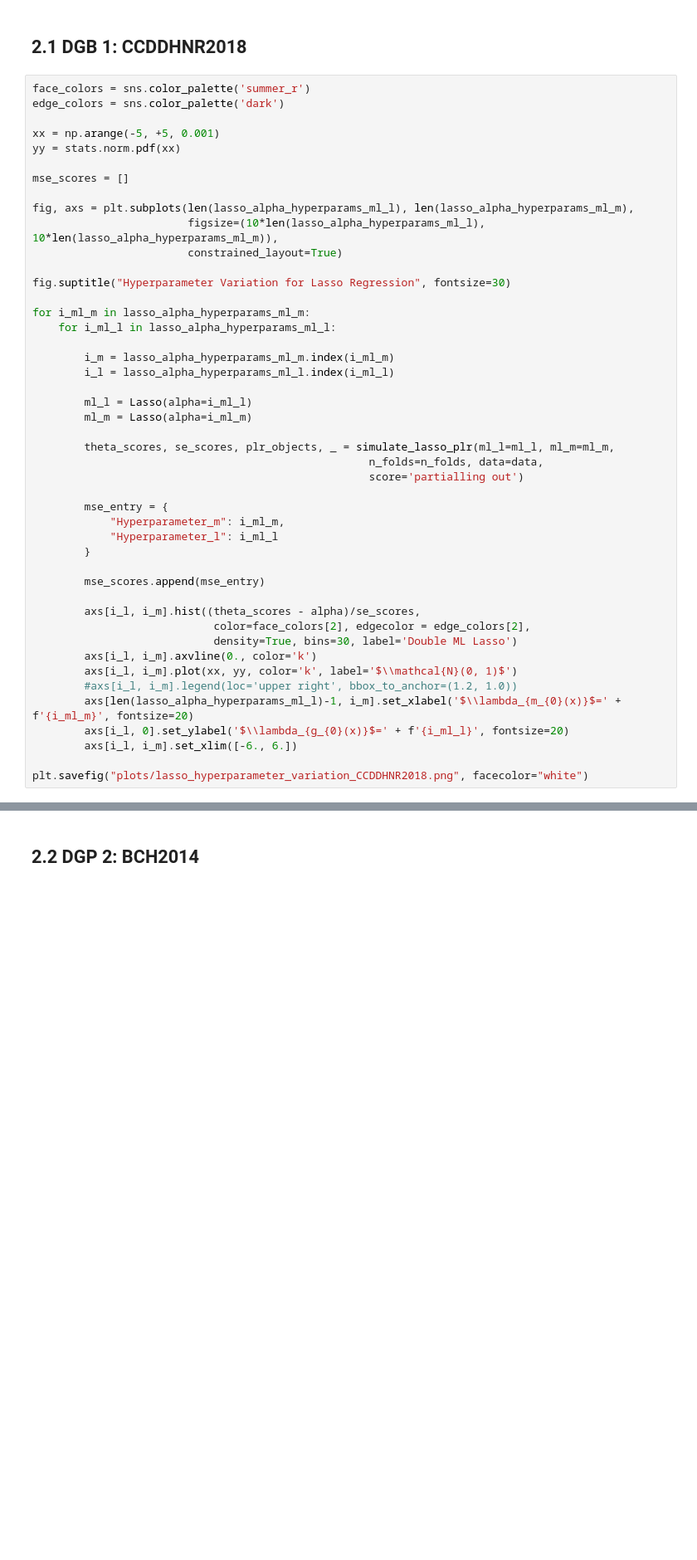
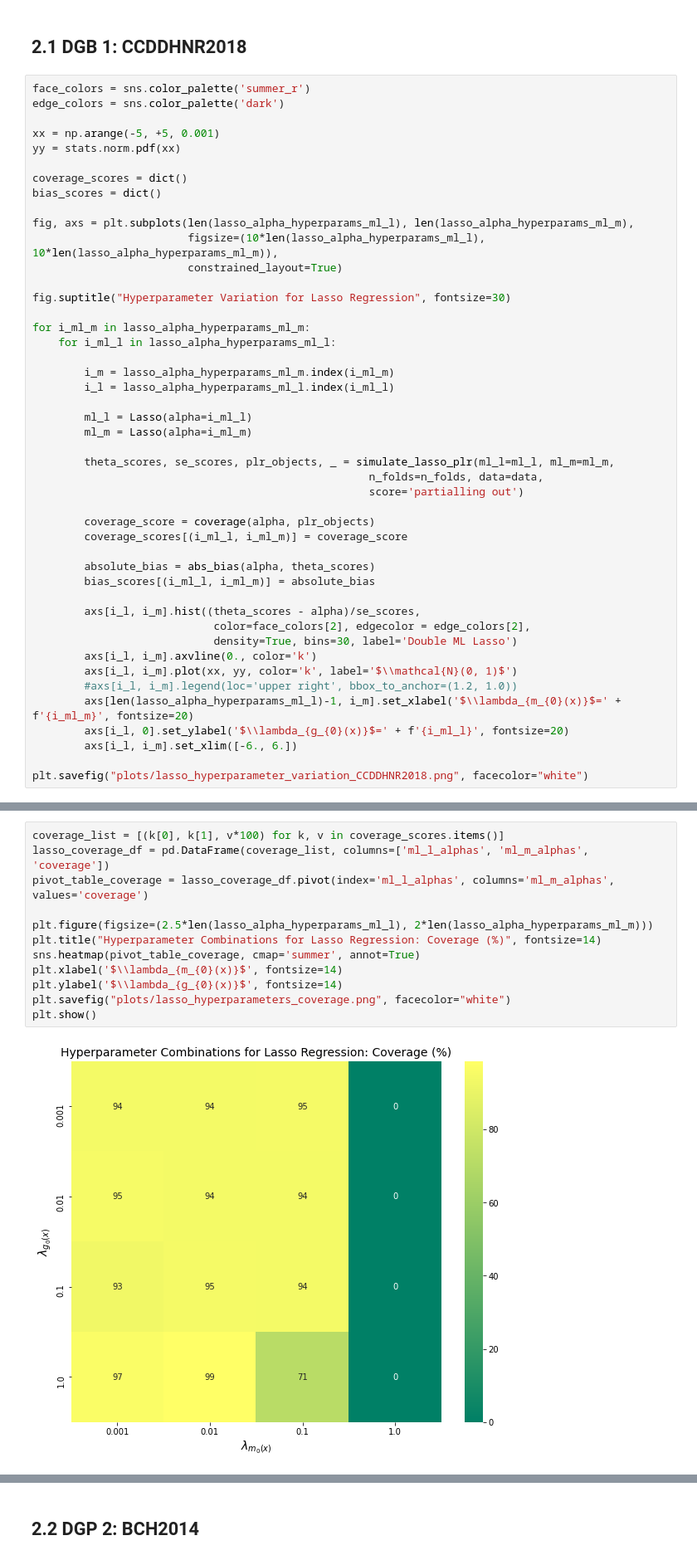
Before and after one commit to JannikKmnn/DoubleML-Hyperparameter-Simulation, a Jupyter notebook: lasso_variation.ipynb, the cells around one changed output, grey strips where cells are left out. Shown at 83% size. Cells and saved outputs as stored; diff of their text form; blank space fills up the shorter version.

Commit message:
Added coverage and absolute bias evaluation metrices.

```diff
--- a/lasso_variation.ipynb
+++ b/lasso_variation.ipynb
@@ -63,7 +63,8 @@ edge_colors = sns.color_palette('dark')
 xx = np.arange(-5, +5, 0.001)
 yy = stats.norm.pdf(xx)
 
-mse_scores = []
+coverage_scores = dict()
+bias_scores = dict()
 
 fig, axs = plt.subplots(len(lasso_alpha_hyperparams_ml_l), len(lasso_alpha_hyperparams_ml_m),
                         figsize=(10*len(lasso_alpha_hyperparams_ml_l), 10*len(lasso_alpha_hyperparams_ml_m)),
@@ -84,12 +85,11 @@ for i_ml_m in lasso_alpha_hyperparams_ml_m:
                                                     n_folds=n_folds, data=data,
                                                     score='partialling out')
 
-        mse_entry = {
-            "Hyperparameter_m": i_ml_m,
-            "Hyperparameter_l": i_ml_l
-        }
+        coverage_score = coverage(alpha, plr_objects)
+        coverage_scores[(i_ml_l, i_ml_m)] = coverage_score
 
-        mse_scores.append(mse_entry)
+        absolute_bias = abs_bias(alpha, theta_scores)
+        bias_scores[(i_ml_l, i_ml_m)] = absolute_bias
 
         axs[i_l, i_m].hist((theta_scores - alpha)/se_scores,
                             color=face_colors[2], edgecolor = edge_colors[2],
@@ -104,3 +104,17 @@ for i_ml_m in lasso_alpha_hyperparams_ml_m:
 plt.savefig("plots/lasso_hyperparameter_variation_CCDDHNR2018.png", facecolor="white")
 # %% [output]
 [figure]
+# %%
+coverage_list = [(k[0], k[1], v*100) for k, v in coverage_scores.items()]
+lasso_coverage_df = pd.DataFrame(coverage_list, columns=['ml_l_alphas', 'ml_m_alphas', 'coverage'])
+pivot_table_coverage = lasso_coverage_df.pivot(index='ml_l_alphas', columns='ml_m_alphas', values='coverage')
+
+plt.figure(figsize=(2.5*len(lasso_alpha_hyperparams_ml_l), 2*len(lasso_alpha_hyperparams_ml_m)))
+plt.title("Hyperparameter Combinations for Lasso Regression: Coverage (%)", fontsize=14)
+sns.heatmap(pivot_table_coverage, cmap='summer', annot=True)
+plt.xlabel('$\\lambda_{m_{0}(x)}$', fontsize=14)
+plt.ylabel('$\\lambda_{g_{0}(x)}$', fontsize=14)
+plt.savefig("plots/lasso_hyperparameters_coverage.png", facecolor="white")
+plt.show()
+# %% [output]
+[figure, added]
```
Also changed, not shown: parts of 5 cells of this notebook, 5 other files.
